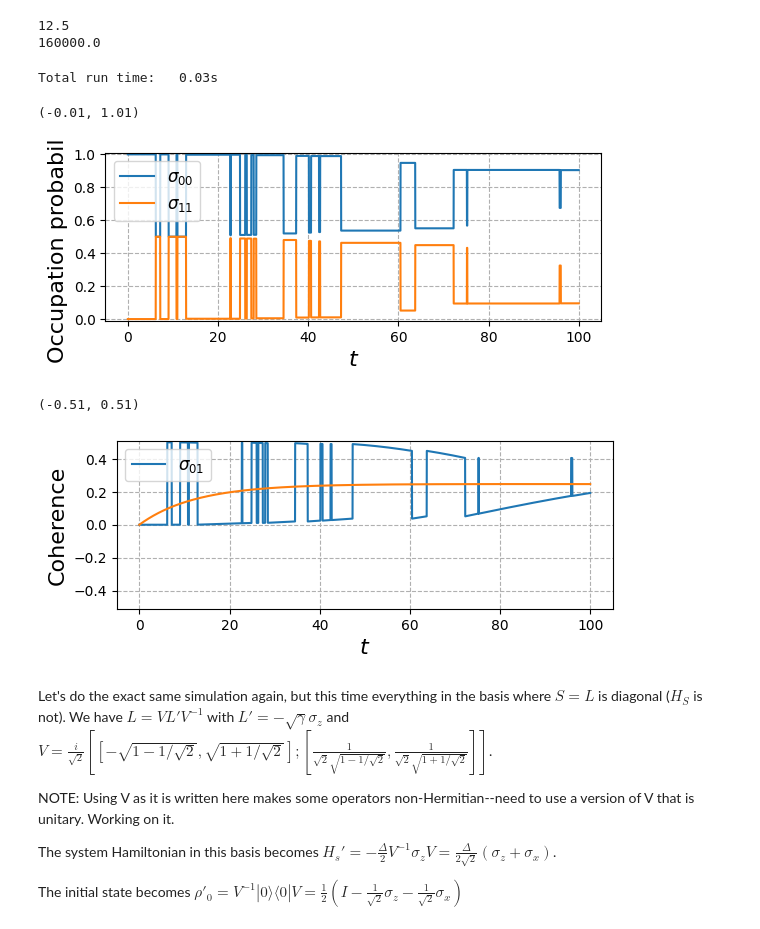
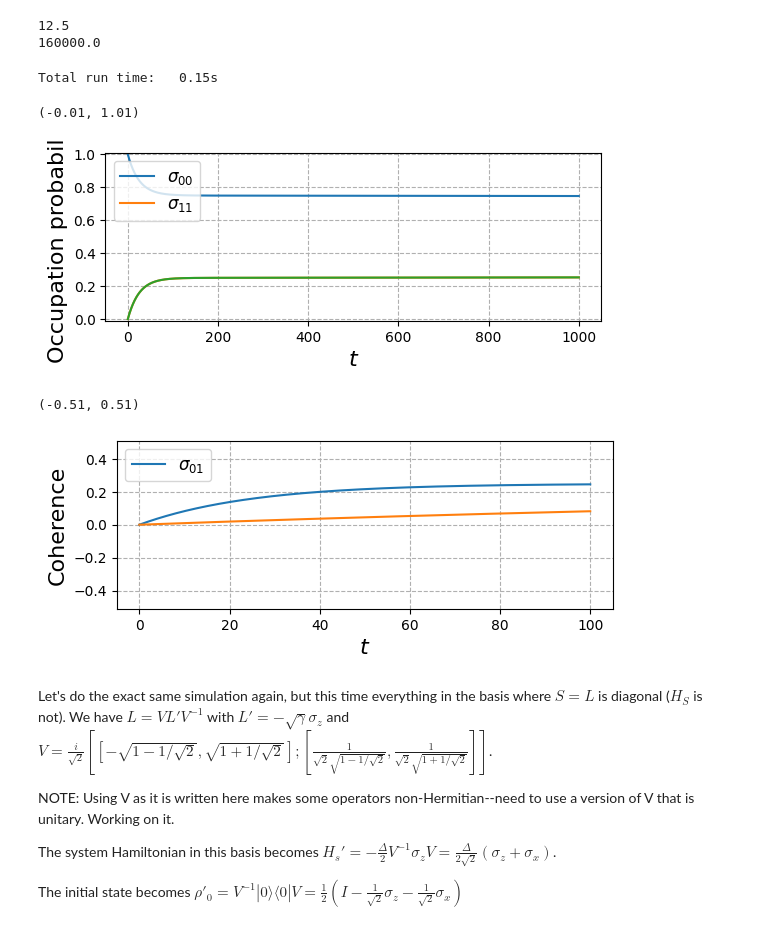
Before and after one commit to mikeal888/The_V_model, a Jupyter notebook: two_ls.ipynb, the cells around one changed output. Drawn from its saved outputs; the diff is of its cells as text; code cells hidden in the pictures.

```diff
--- a/two_ls.ipynb
+++ b/two_ls.ipynb
@@ -44,7 +44,7 @@ rho_ss = steadystate(H,[L])
 # %%
 # Unravel the master equation
 
-t0, tf = 0, 100
+t0, tf = 0, 1000
 dt = 0.03
 tlist = np.arange(t0, tf, dt)
 
@@ -59,7 +59,7 @@ sc_ops = [L] # Stochastic collapse operators
 result = photocurrent_mesolve(H, rho_init, tlist, sc_ops=sc_ops, e_ops=e_ops, ntraj=1, noise=1, store_measurement=True)
 # result = smesolve(H, rho_init, tlist, sc_ops=sc_ops, e_ops=e_ops, ntraj=1, noise=1, store_measurement=True)
 # %% [output]
-Total run time:   0.03s
+Total run time:   0.15s
 # %%
 # Get all the expectation values
 g0_evo = result.expect[0]
@@ -72,18 +72,19 @@ g10_analytic = 0.25*(np.exp(-Delta**2*tlist/(8*gamma)) - np.multiply(np.exp(-4*D
 # %%
 # Plot the populations
 
 plt.subplot(211)
 plt.plot(tlist, g0_evo, label=r'$\sigma_{00}$')
 plt.plot(tlist, g1_evo, label=r'$\sigma_{11}$')
+plt.plot(tlist, g11_analytic)
 
 plt.xlabel(r'$t$', fontsize=16)
 plt.ylabel('Occupation probability', fontsize=16)
 plt.legend(fontsize=12, loc="upper left")
 plt.grid(linestyle='--')
 plt.ylim(-0.01, 1.01)
 # %% [output]
 (-0.01, 1.01)
-[figure, old version]
+[figure, new version]
 # %%
 # Plot the coherences
 
@@ -98,7 +99,7 @@ plt.grid(linestyle='--')
 plt.ylim(-0.51, 0.51)
 # %% [output]
 (-0.51, 0.51)
-[figure, old version]
+[figure, new version]
 # %% [markdown]
 Let's do the exact same simulation again, but this time everything in the basis where $S=L$ is diagonal ($H_S$ is not). We have $L=VL'V^{-1}$ with $L'=-\sqrt{\gamma}\sigma_z$ and $V = \frac{i}{\sqrt{2}}[[-\sqrt{1-1/\sqrt{2}}, \sqrt{1+1/\sqrt{2}}];[\frac{1}{\sqrt{2}\sqrt{1-1/\sqrt{2}}},\frac{1}{\sqrt{2}\sqrt{1+1/\sqrt{2}}}]]$.
 
```
